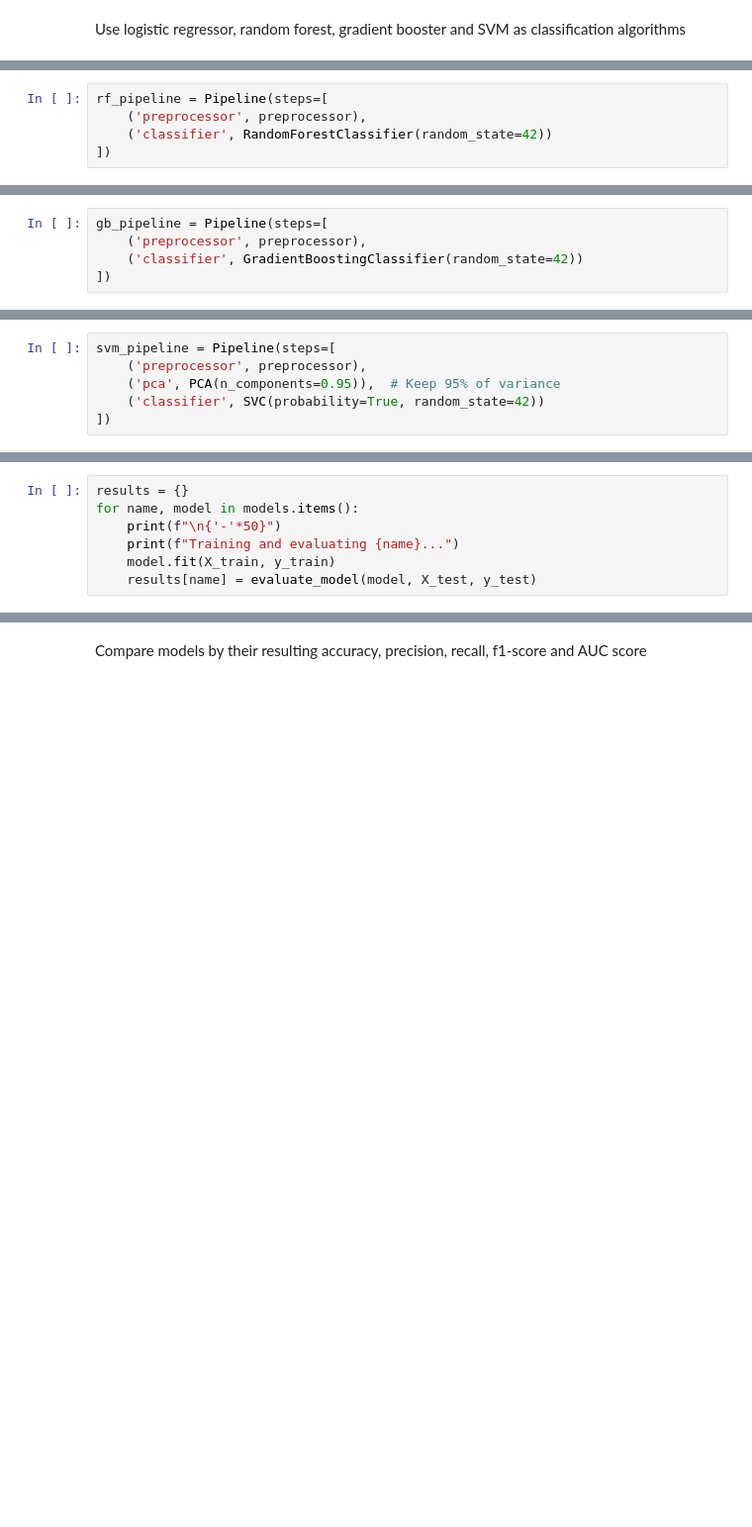
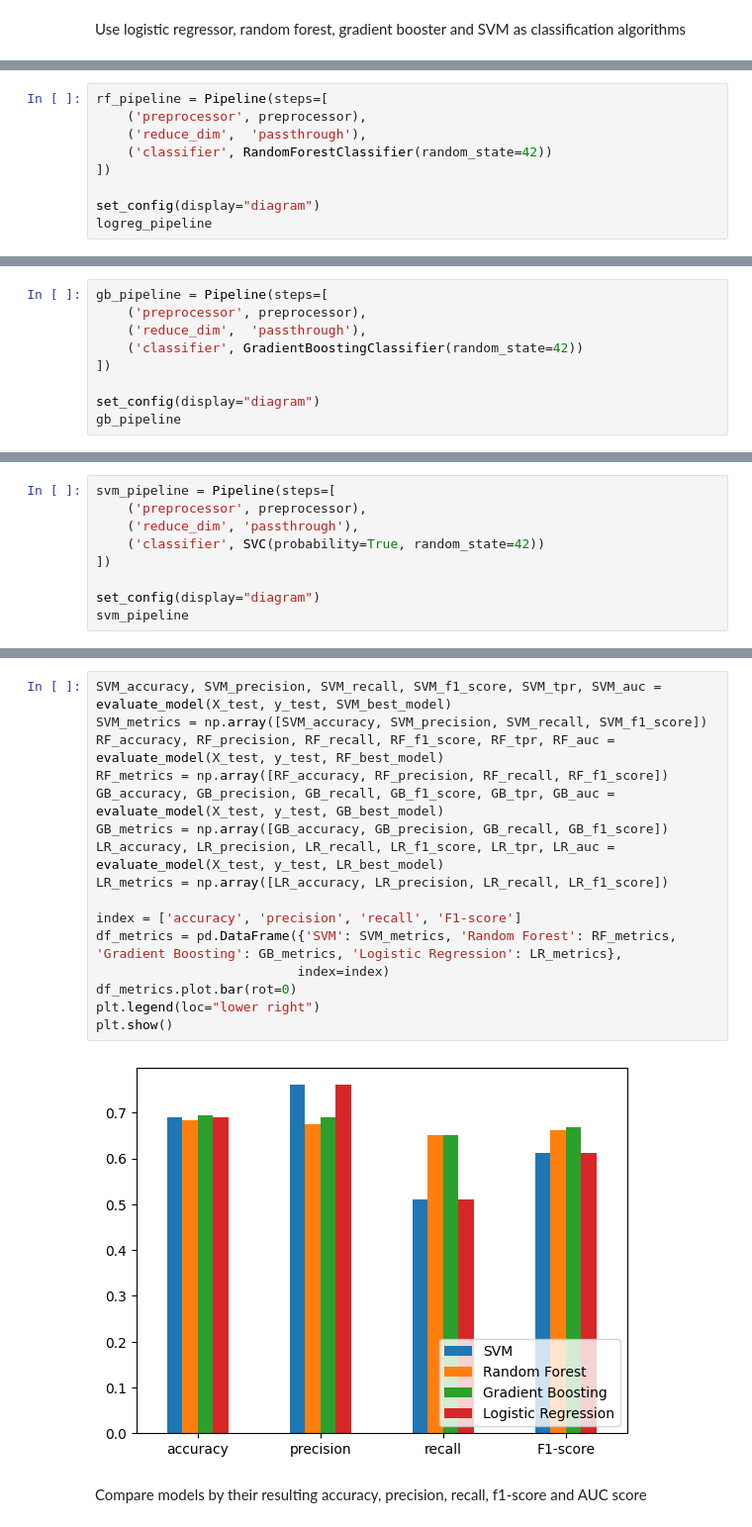
Before and after one commit to Shaneb7102/DataMiningAssignment, a Jupyter notebook: spotify_prediction_classification_1.ipynb, the cells around one changed output, grey strips where cells are left out. Shown at 99% size. Drawn from its saved outputs; the diff is of its cells as text; blank space fills up the shorter version.

Commit message:
add grid search, model evaluation and dimensionality reduction

```diff
--- a/spotify_prediction_classification_1.ipynb
+++ b/spotify_prediction_classification_1.ipynb
@@ -135,5 +216,9 @@ logreg_pipeline = Pipeline(steps=[
 # %%
 rf_pipeline = Pipeline(steps=[
     ('preprocessor', preprocessor),
+    ('reduce_dim',  'passthrough'),
     ('classifier', RandomForestClassifier(random_state=42))
 ])
+
+set_config(display="diagram")
+logreg_pipeline
@@ -140,5 +310,9 @@ rf_pipeline = Pipeline(steps=[
 # %%
 gb_pipeline = Pipeline(steps=[
     ('preprocessor', preprocessor),
+    ('reduce_dim',  'passthrough'),
     ('classifier', GradientBoostingClassifier(random_state=42))
 ])
+
+set_config(display="diagram")
+gb_pipeline
@@ -145,6 +403,9 @@ gb_pipeline = Pipeline(steps=[
 # %%
 svm_pipeline = Pipeline(steps=[
     ('preprocessor', preprocessor),
-    ('pca', PCA(n_components=0.95)),  # Keep 95% of variance
+    ('reduce_dim', 'passthrough'),
     ('classifier', SVC(probability=True, random_state=42))
 ])
+
+set_config(display="diagram")
+svm_pipeline
@@ -160,7 +431,0 @@ Train and evaluate the models
-# %%
-results = {}
-for name, model in models.items():
-    print(f"\n{'-'*50}")
-    print(f"Training and evaluating {name}...")
-    model.fit(X_train, y_train)
-    results[name] = evaluate_model(model, X_test, y_test)
@@ -208,2 +493,20 @@ Confusion Matrix:
+# %%
+SVM_accuracy, SVM_precision, SVM_recall, SVM_f1_score, SVM_tpr, SVM_auc = evaluate_model(X_test, y_test, SVM_best_model)
+SVM_metrics = np.array([SVM_accuracy, SVM_precision, SVM_recall, SVM_f1_score])
+RF_accuracy, RF_precision, RF_recall, RF_f1_score, RF_tpr, RF_auc = evaluate_model(X_test, y_test, RF_best_model)
+RF_metrics = np.array([RF_accuracy, RF_precision, RF_recall, RF_f1_score])
+GB_accuracy, GB_precision, GB_recall, GB_f1_score, GB_tpr, GB_auc = evaluate_model(X_test, y_test, GB_best_model)
+GB_metrics = np.array([GB_accuracy, GB_precision, GB_recall, GB_f1_score])
+LR_accuracy, LR_precision, LR_recall, LR_f1_score, LR_tpr, LR_auc = evaluate_model(X_test, y_test, LR_best_model)
+LR_metrics = np.array([LR_accuracy, LR_precision, LR_recall, LR_f1_score])
+
+index = ['accuracy', 'precision', 'recall', 'F1-score']
+df_metrics = pd.DataFrame({'SVM': SVM_metrics, 'Random Forest': RF_metrics, 'Gradient Boosting': GB_metrics, 'Logistic Regression': LR_metrics},
+                          index=index)
+df_metrics.plot.bar(rot=0)
+plt.legend(loc="lower right")
+plt.show()
+# %% [output]
+[figure, added]
 # %% [markdown]
 Compare models by their resulting accuracy, precision, recall, f1-score and AUC score
```
Also changed, not shown: parts of 23 cells of this notebook.
